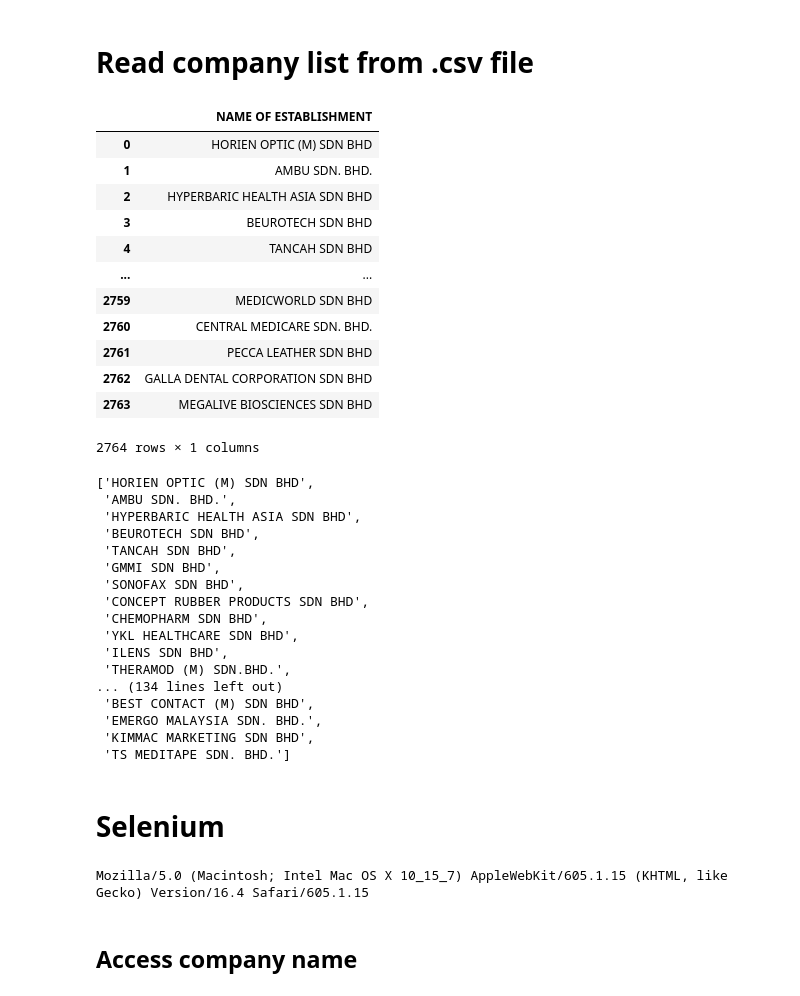
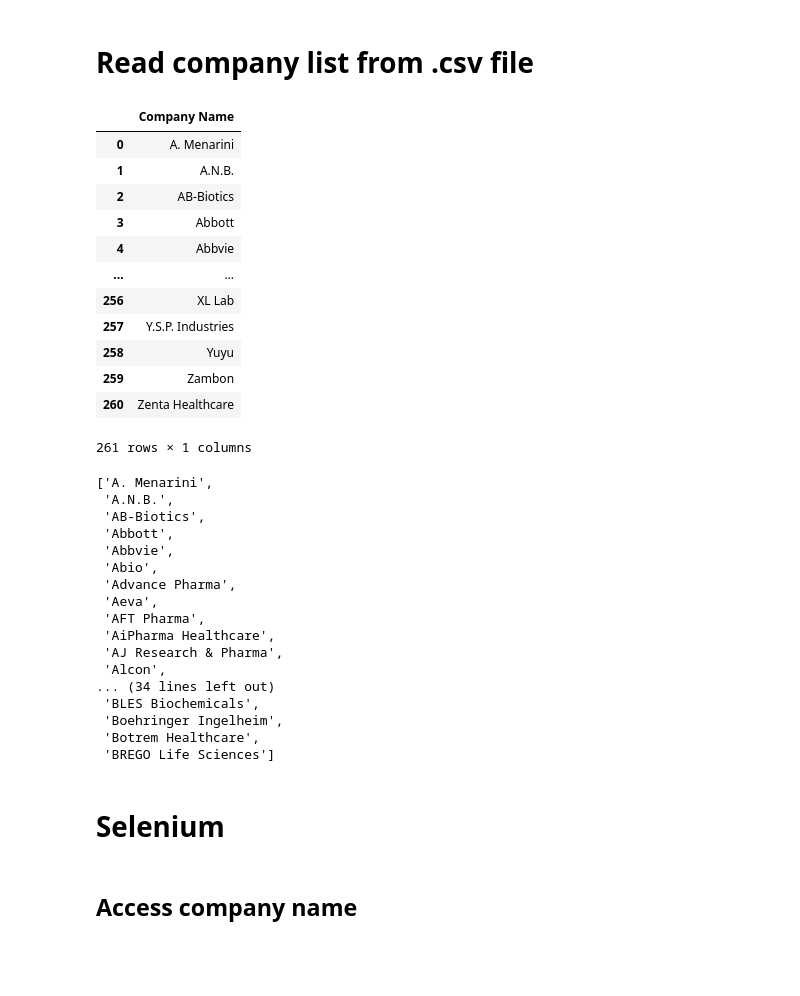
Before and after one commit to safwanshamsir99/web-scraping-projects, a Jupyter notebook: scrape_mydata.ipynb, the cells around one changed output. Saved outputs shown, nothing was run; the diff lists cells and outputs as text; code cells hidden in the pictures; blank space fills up the shorter version.

```diff
--- a/scrape_mydata.ipynb
+++ b/scrape_mydata.ipynb
@@ -14,43 +14,43 @@ from fake_useragent import UserAgent
 # %% [markdown]
 # Read company list from .csv file
 # %%
-df = pd.read_excel('C:/Users/Acer/Downloads/med_device_comp_list.xlsx')
+df = pd.read_excel('C:/Users/Acer/Downloads/mims_comp_list.xlsx')
 df
 # %% [output]
-|  | NAME OF ESTABLISHMENT |
-| 0 | HORIEN OPTIC (M) SDN BHD |
-| 1 | AMBU SDN. BHD. |
-| 2 | HYPERBARIC HEALTH ASIA SDN BHD |
-| 3 | BEUROTECH SDN BHD |
-| 4 | TANCAH SDN BHD |
+|  | Company Name |
+| 0 | A. Menarini |
+| 1 | A.N.B. |
+| 2 | AB-Biotics |
+| 3 | Abbott |
+| 4 | Abbvie |
 | ... | ... |
-| 2759 | MEDICWORLD SDN BHD |
-| 2760 | CENTRAL MEDICARE SDN. BHD. |
-| 2761 | PECCA LEATHER SDN BHD |
-| 2762 | GALLA DENTAL CORPORATION SDN BHD |
-| 2763 | MEGALIVE BIOSCIENCES SDN BHD |
+| 256 | XL Lab |
+| 257 | Y.S.P. Industries |
+| 258 | Yuyu |
+| 259 | Zambon |
+| 260 | Zenta Healthcare |
-2764 rows × 1 columns
+261 rows × 1 columns
 # %%
-comp_list = list(df['NAME OF ESTABLISHMENT'])
-comp_list[:150]
+comp_list = list(df['Company Name'])
+comp_list[:50]
 # %% [output]
-['HORIEN OPTIC (M) SDN BHD',
- 'AMBU SDN. BHD.',
- 'HYPERBARIC HEALTH ASIA SDN BHD',
- 'BEUROTECH SDN BHD',
- 'TANCAH SDN BHD',
- 'GMMI SDN BHD',
- 'SONOFAX SDN BHD',
- 'CONCEPT RUBBER PRODUCTS SDN BHD',
- 'CHEMOPHARM SDN BHD',
- 'YKL HEALTHCARE SDN BHD',
- 'ILENS SDN BHD',
- 'THERAMOD (M) SDN.BHD.',
-... (134 lines left out)
- 'BEST CONTACT (M) SDN BHD',
- 'EMERGO MALAYSIA SDN. BHD.',
- 'KIMMAC MARKETING SDN BHD',
- 'TS MEDITAPE SDN. BHD.']
+['A. Menarini',
+ 'A.N.B.',
+ 'AB-Biotics',
+ 'Abbott',
+ 'Abbvie',
+ 'Abio',
+ 'Advance Pharma',
+ 'Aeva',
+ 'AFT Pharma',
+ 'AiPharma Healthcare',
+ 'AJ Research & Pharma',
+ 'Alcon',
+... (34 lines left out)
+ 'BLES Biochemicals',
+ 'Boehringer Ingelheim',
+ 'Botrem Healthcare',
+ 'BREGO Life Sciences']
 # %% [markdown]
 # Selenium
 # %%
@@ -65,7 +65,7 @@ def apply_random_wait(count):
     else:
         time.sleep(random.randint(7, 15))
 # %%
-chrome_path = r"C:\Users\Acer\OneDrive\Documents\Work\INVOKE\shopee-web-scrape\chromedriver.exe"
+chrome_path = r"C:\Users\Acer\OneDrive\Documents\Work\INVOKE\web-scraping\chromedriver.exe"
 opt = webdriver.ChromeOptions()
 ua = UserAgent()
 user_agent = ua.random
@@ -88,8 +88,6 @@ try:
 except:
    pass
 time.sleep(5)
-# %% [output]
-Mozilla/5.0 (Macintosh; Intel Mac OS X 10_15_7) AppleWebKit/605.1.15 (KHTML, like Gecko) Version/16.4 Safari/605.1.15
 # %% [markdown]
 ## Access company name
 # %%
```
Also changed, not shown: parts of 19 cells of this notebook, 2 other files.
